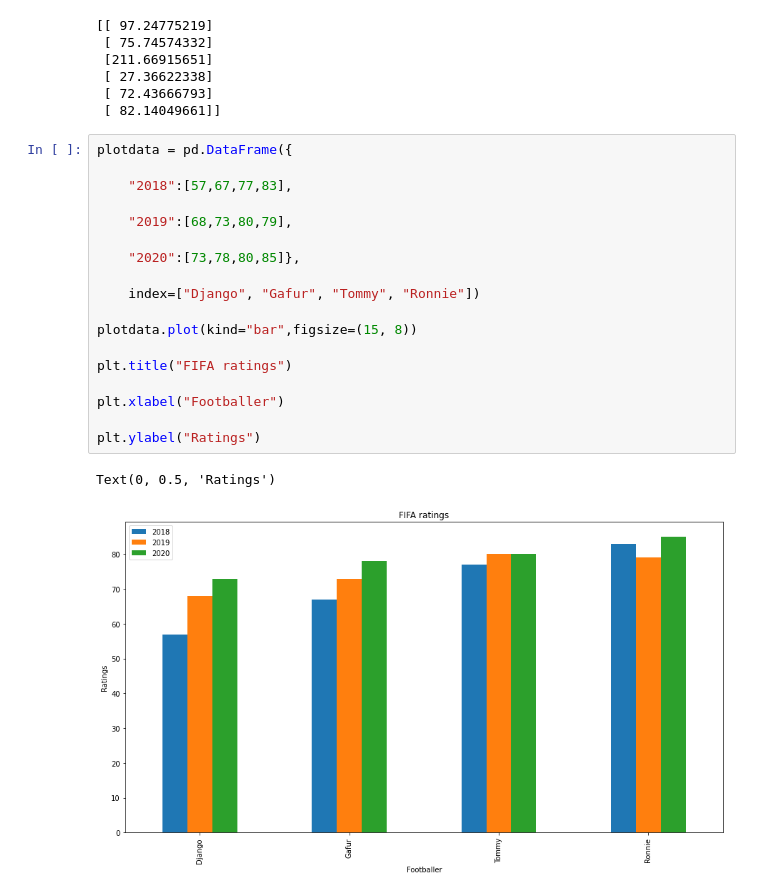
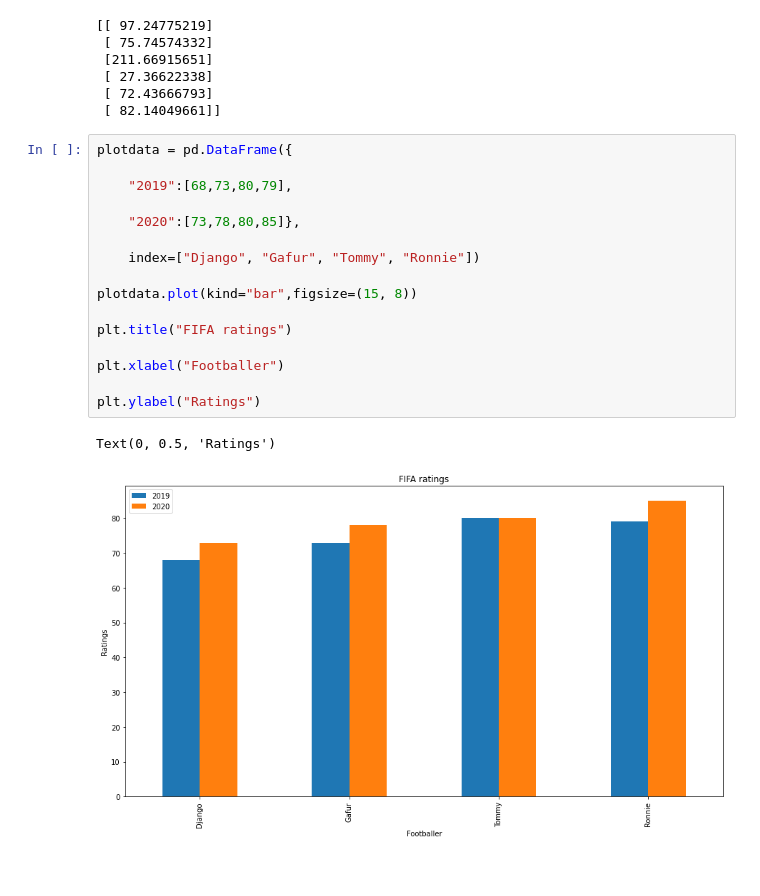
Before and after one commit to DataZenSomaiya/14_days_challenge, a Jupyter notebook: ankit/Finance.ipynb, the cells around one changed output. Cells and saved outputs as stored; diff of their text form.

```diff
--- a/ankit/Finance.ipynb
+++ b/ankit/Finance.ipynb
@@ -174,22 +174,20 @@ print(y_test_predict)
  [ 82.14049661]]
 # %%
 plotdata = pd.DataFrame({
-
-    "2018":[57,67,77,83],
 
     "2019":[68,73,80,79],
 
     "2020":[73,78,80,85]},
 
     index=["Django", "Gafur", "Tommy", "Ronnie"])
 
 plotdata.plot(kind="bar",figsize=(15, 8))
 
 plt.title("FIFA ratings")
 
 plt.xlabel("Footballer")
 
 plt.ylabel("Ratings")
 # %% [output]
 Text(0, 0.5, 'Ratings')
-[figure, old version]
+[figure, new version]
```
